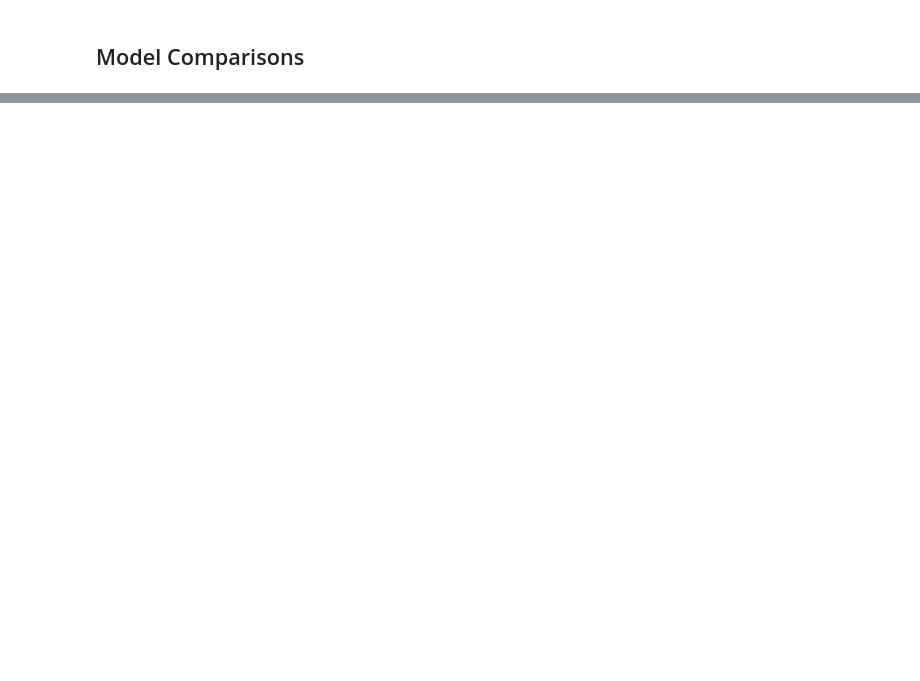
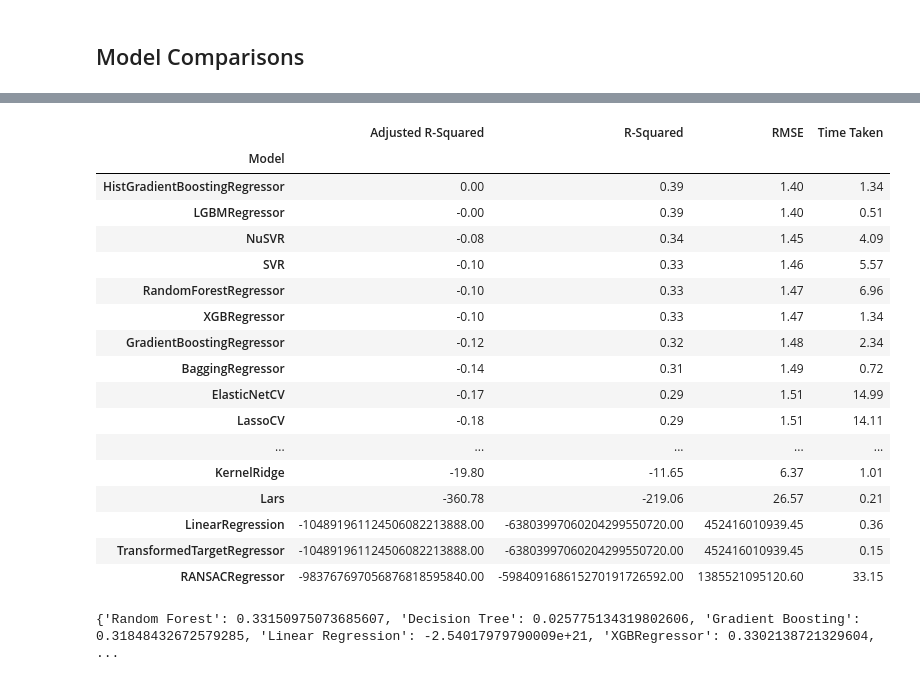
Before and after one commit to Curtis-Wu/Computational-Drug-Discovery-Webapp, a Jupyter notebook: models/acetylcholinesterase/Computational Drug Discovery Project.ipynb, the cells around one changed output, grey strips where cells are left out. Saved outputs shown, nothing was run; the diff lists cells and outputs as text; code cells hidden in the pictures; blank space fills up the shorter version.

```diff
--- a/models/acetylcholinesterase/Computational Drug Discovery Project.ipynb
+++ b/models/acetylcholinesterase/Computational Drug Discovery Project.ipynb
@@ -699,0 +703,21 @@ train,test = clf.fit(X_train,X_test,Y_train,Y_test)
+# %%
+models_test
+# %% [output]
+|  | Adjusted R-Squared | R-Squared | RMSE | Time Taken |
+| Model |  |  |  |  |
+| HistGradientBoostingRegressor | 0.00 | 0.39 | 1.40 | 1.34 |
+| LGBMRegressor | -0.00 | 0.39 | 1.40 | 0.51 |
+| NuSVR | -0.08 | 0.34 | 1.45 | 4.09 |
+| SVR | -0.10 | 0.33 | 1.46 | 5.57 |
+| RandomForestRegressor | -0.10 | 0.33 | 1.47 | 6.96 |
+| XGBRegressor | -0.10 | 0.33 | 1.47 | 1.34 |
+| GradientBoostingRegressor | -0.12 | 0.32 | 1.48 | 2.34 |
+| BaggingRegressor | -0.14 | 0.31 | 1.49 | 0.72 |
+| ElasticNetCV | -0.17 | 0.29 | 1.51 | 14.99 |
+| LassoCV | -0.18 | 0.29 | 1.51 | 14.11 |
+| ... | ... | ... | ... | ... |
+| KernelRidge | -19.80 | -11.65 | 6.37 | 1.01 |
+| Lars | -360.78 | -219.06 | 26.57 | 0.21 |
+| LinearRegression | -104891961124506082213888.00 | -63803997060204299550720.00 | 452416010939.45 | 0.36 |
+| TransformedTargetRegressor | -104891961124506082213888.00 | -63803997060204299550720.00 | 452416010939.45 | 0.15 |
+| RANSACRegressor | -983767697056876818595840.00 | -598409168615270191726592.00 | 1385521095120.60 | 33.15 |
@@ -699,0 +769,5 @@ train,test = clf.fit(X_train,X_test,Y_train,Y_test)
+# %%
+model_predicted = evaluate_models(X_train, y_train, X_test, y_test, models)
+print(model_predicted)
+# %% [output]
+{'Random Forest': 0.33150975073685607, 'Decision Tree': 0.025775134319802606, 'Gradient Boosting': 0.31848432672579285, 'Linear Regression': -2.54017979790009e+21, 'XGBRegressor': 0.3302138721329604,  ...
```
Also changed, not shown: parts of 20 cells of this notebook, 4 other files.
